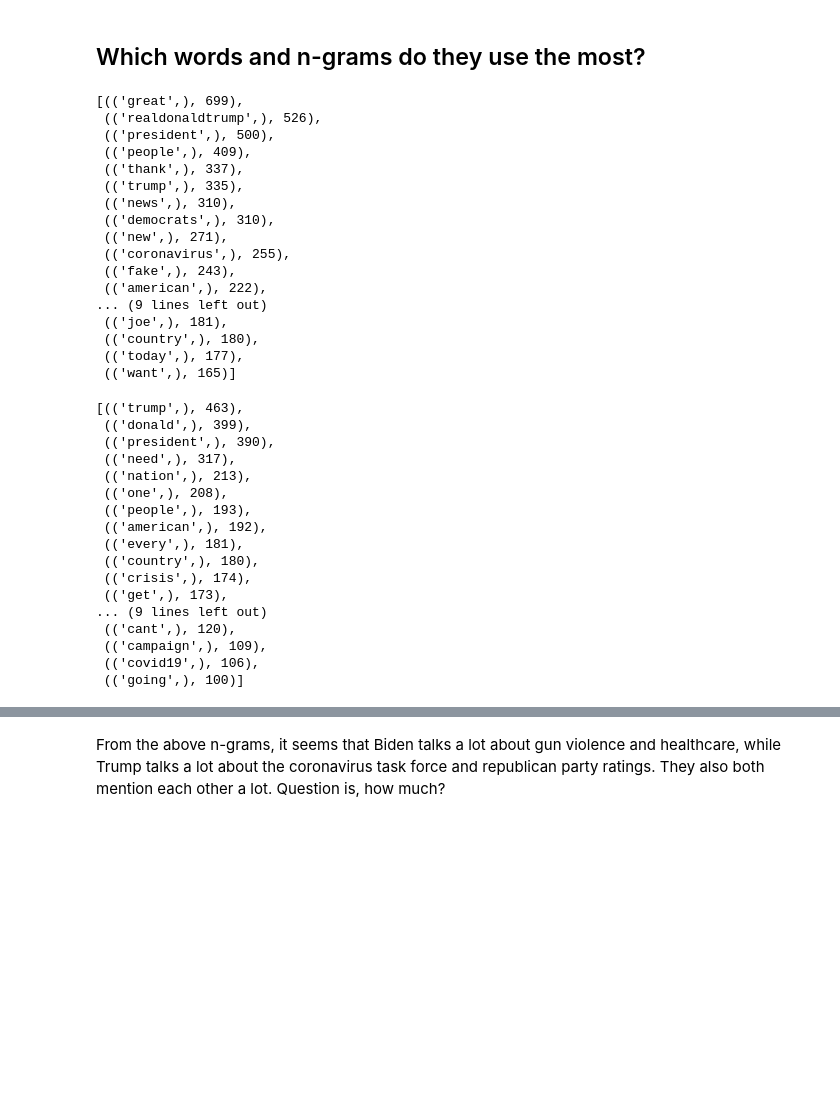
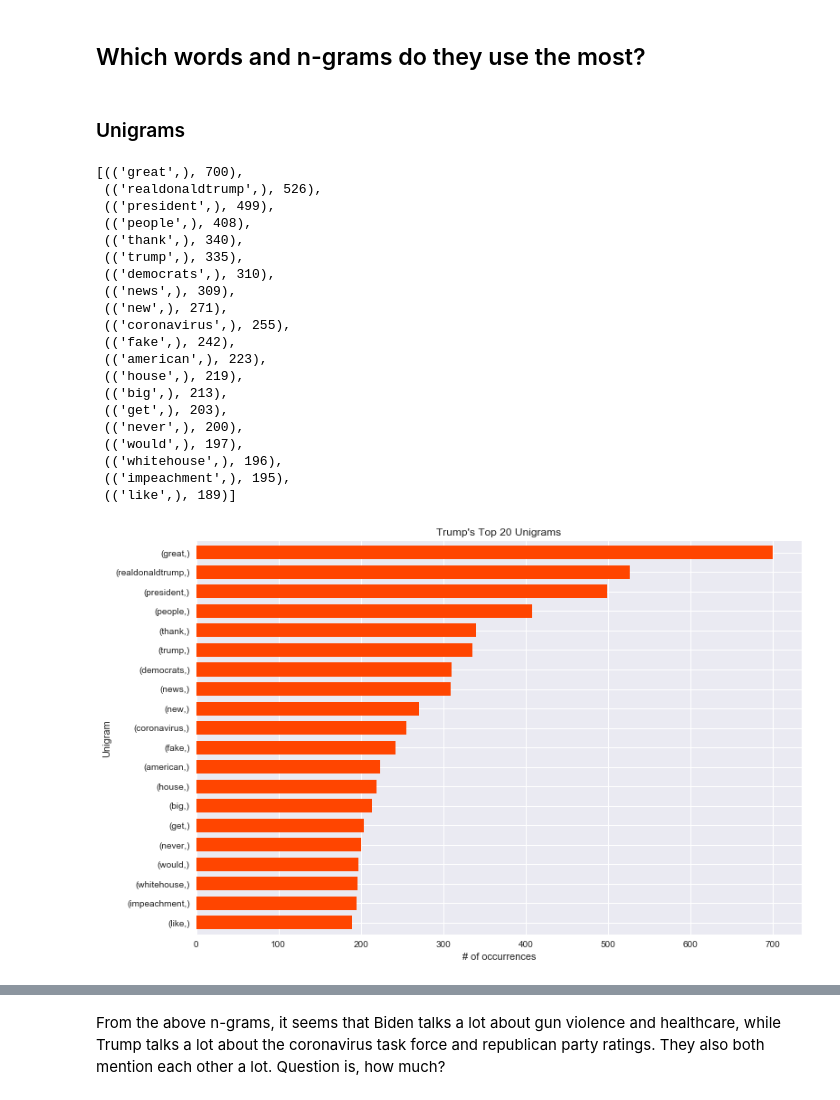
Before and after one commit to DavidMelnychuk/analyze-trump-biden, a Jupyter notebook: analyze_tweets.ipynb, the cells around one changed output, grey strips where cells are left out. Saved outputs shown, nothing was run; the diff lists cells and outputs as text; code cells hidden in the pictures; blank space fills up the shorter version.

```diff
--- a/analyze_tweets.ipynb
+++ b/analyze_tweets.ipynb
@@ -344,47 +344,41 @@ Text(0.5, 1.0, 'Trump vs Biden Favorites')
 # %% [markdown]
 ## Which words and n-grams do they use the most?
+# %% [markdown]
+### Unigrams
 # %%
 trump_tokens = trump_df['tokens'].explode()
 biden_tokens = biden_df['tokens'].explode()
 
 trump_unigrams = FreqDist(ngrams(trump_tokens, 1))
 biden_unigrams = FreqDist(ngrams(biden_tokens, 1))
-trump_unigrams.most_common(25)
-# %% [output]
-[(('great',), 699),
- (('realdonaldtrump',), 526),
- (('president',), 500),
- (('people',), 409),
- (('thank',), 337),
- (('trump',), 335),
- (('news',), 310),
- (('democrats',), 310),
- (('new',), 271),
- (('coronavirus',), 255),
- (('fake',), 243),
- (('american',), 222),
-... (9 lines left out)
- (('joe',), 181),
- (('country',), 180),
- (('today',), 177),
- (('want',), 165)]
-# %%
-biden_unigrams.most_common(25)
-# %% [output]
-[(('trump',), 463),
- (('donald',), 399),
- (('president',), 390),
- (('need',), 317),
- (('nation',), 213),
- (('one',), 208),
- (('people',), 193),
- (('american',), 192),
- (('every',), 181),
- (('country',), 180),
- (('crisis',), 174),
- (('get',), 173),
-... (9 lines left out)
- (('cant',), 120),
- (('campaign',), 109),
- (('covid19',), 106),
- (('going',), 100)]
+# %%
+plt.style.use('seaborn')
+NUM_NGRAMS = 20
+
+pd.Series(ngrams(trump_tokens, 1)).value_counts()[:NUM_NGRAMS].sort_values().plot.barh(color='orangered', width=.7, figsize=(12,8))
+plt.title("Trump's Top 20 Unigrams")
+plt.ylabel('Unigram')
+plt.xlabel('# of occurrences')
+trump_unigrams.most_common(NUM_NGRAMS)
+# %% [output]
+[(('great',), 700),
+ (('realdonaldtrump',), 526),
+ (('president',), 499),
+ (('people',), 408),
+ (('thank',), 340),
+ (('trump',), 335),
+ (('democrats',), 310),
+ (('news',), 309),
+ (('new',), 271),
+ (('coronavirus',), 255),
+ (('fake',), 242),
+ (('american',), 223),
+ (('house',), 219),
+ (('big',), 213),
+ (('get',), 203),
+ (('never',), 200),
+ (('would',), 197),
+ (('whitehouse',), 196),
+ (('impeachment',), 195),
+ (('like',), 189)]
+[figure, added]
```
Also changed, not shown: parts of 103 cells of this notebook.
